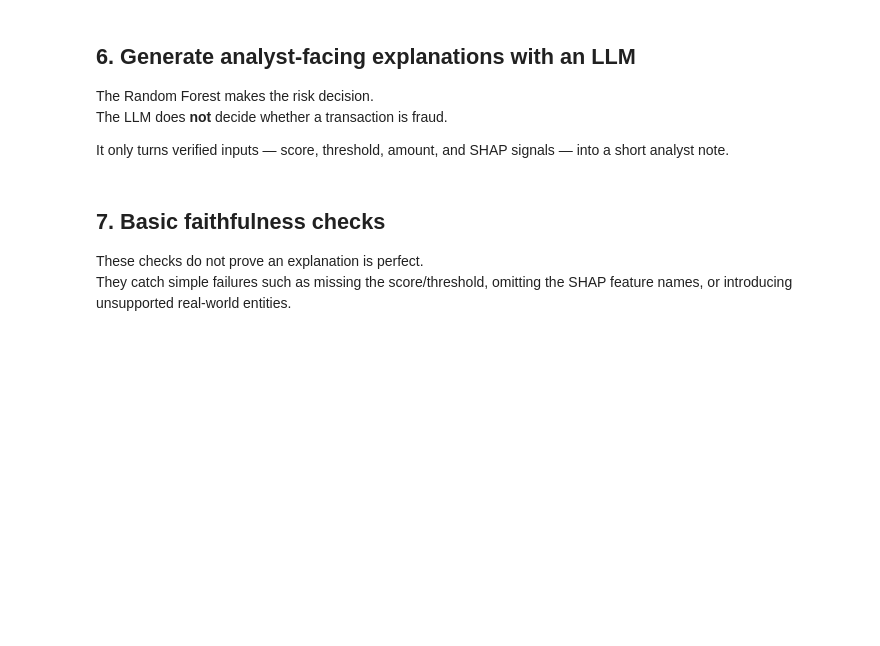
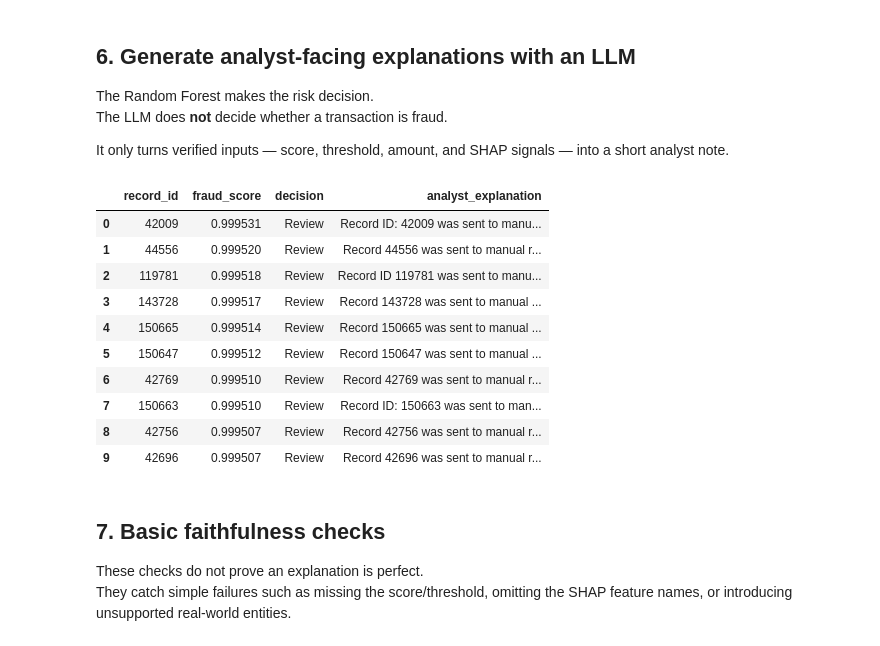
Before and after one commit to qiongzhou0830/credit-card-fraud-risk-analytics, a Jupyter notebook: notebooks/04_llm_explanation_layer.ipynb, the cells around one changed output. Drawn from its saved outputs; the diff is of its cells as text; code cells hidden in the pictures; blank space fills up the shorter version.

```diff
--- a/notebooks/04_llm_explanation_layer.ipynb
+++ b/notebooks/04_llm_explanation_layer.ipynb
@@ -62,6 +67,10 @@ To compute SHAP values, this notebook recreates the **same deterministic Random
 
 Important: this is **not model selection**. We do not train Logistic Regression, compare AP, inspect validation performance, or retune the threshold. The model and threshold are already fixed by Notebook 02.
 # %%
+import joblib
+
+MODEL_PATH = Path("../models/random_forest_final.joblib")
+
 if selected_model != "Random Forest":
     raise ValueError(
         f"This explanation notebook currently expects Random Forest, "
@@ -73,7 +82,7 @@ df = pd.read_csv(DATA_PATH)
 X = df.drop(columns=["Class"])
 y = df["Class"]
 
-# Reproduce the exact 60/20/20 split from Notebook 02.
+# Reproduce the same test split used in Notebook 02.
 X_train_val, X_test, y_train_val, y_test = train_test_split(
     X,
     y,
@@ -82,27 +91,11 @@ X_train_val, X_test, y_train_val, y_test = train_test_split(
     stratify=y
 )
 
-X_train, X_val, y_train, y_val = train_test_split(
-    X_train_val,
-    y_train_val,
-    test_size=0.25,
-    random_state=42,
-    stratify=y_train_val
-)
+# Load the already-trained final model from Notebook 02.
+rf_model = joblib.load(MODEL_PATH)
 
-# Same selected Random Forest specification as Notebook 02.
-rf_model = RandomForestClassifier(
-    n_estimators=100,
-    max_depth=8,
-    class_weight="balanced",
-    random_state=42,
-    n_jobs=-1
-)
+test_scores = rf_model.predict_proba(X_test)[:, 1]
 
-rf_model.fit(X_train, y_train)
-
-# Apply the already-selected policy to the untouched test records.
-test_scores = rf_model.predict_proba(X_test)[:, 1]
 test_decisions = np.where(
     test_scores >= selected_threshold,
     "Review",
@@ -115,9 +108,6 @@ test_output["actual_class"] = y_test.values
 test_output["fraud_score"] = test_scores
 test_output["selected_threshold"] = selected_threshold
 test_output["decision"] = test_decisions
-
-print("Test records:", len(test_output))
-print("Records sent to Review:", int((test_output["decision"] == "Review").sum()))
 # %% [markdown]
 ## 4. Select high-risk Review records
 
@@ -152,7 +154,7 @@ SHAP identifies which anonymized model features pushed that record's fraud score
 
 Because `V1`–`V28` are anonymized PCA features, we do not assign them real-world meanings.
 # %%
-model_columns = list(X_train.columns)
+model_columns = list(rf_model.feature_names_in_)
 
 explainer = shap.TreeExplainer(rf_model)
 shap_values = explainer.shap_values(flagged[model_columns])
@@ -225,7 +234,7 @@ The LLM does **not** decide whether a transaction is fraud.
 
 It only turns verified inputs — score, threshold, amount, and SHAP signals — into a short analyst note.
 # %%
-OPENAI_API_KEY = "enter your API key: "
+OPENAI_API_KEY =  " Enter your API key:"
 client = OpenAI(api_key=OPENAI_API_KEY)
 
 def generate_explanation(row):
@@ -246,33 +255,45 @@ Record ID: {row['record_id']}
 Fraud score: {row['fraud_score']:.3f}
 Review threshold: {row['selected_threshold']:.2f}
 Transaction amount: {row['Amount']:.2f}
 Local model signals: {row['local_signals']}
 """
 
     response = client.responses.create(
         model="gpt-5-mini",
         input=prompt,
         store=False
     )
     return response.output_text.strip()
 
 # Generate a small demonstration set rather than sending all records to the API.
 explanations = explanation_input.head(10).copy()
 explanations["analyst_explanation"] = explanations.apply(
     generate_explanation,
     axis=1
 )
 
 display(
     explanations[
         ["record_id", "fraud_score", "decision", "analyst_explanation"]
     ]
 )
 
 explanations.to_csv(
     OUTPUT_DIR / "analyst_explanations.csv",
     index=False
 )
+# %% [output]
+|  | record_id | fraud_score | decision | analyst_explanation |
+| 0 | 42009 | 0.999531 | Review | Record ID: 42009 was sent to manu... |
+| 1 | 44556 | 0.999520 | Review | Record 44556 was sent to manual r... |
+| 2 | 119781 | 0.999518 | Review | Record ID 119781 was sent to manu... |
+| 3 | 143728 | 0.999517 | Review | Record 143728 was sent to manual ... |
+| 4 | 150665 | 0.999514 | Review | Record 150665 was sent to manual ... |
+| 5 | 150647 | 0.999512 | Review | Record 150647 was sent to manual ... |
+| 6 | 42769 | 0.999510 | Review | Record 42769 was sent to manual r... |
+| 7 | 150663 | 0.999510 | Review | Record ID: 150663 was sent to man... |
+| 8 | 42756 | 0.999507 | Review | Record 42756 was sent to manual r... |
+| 9 | 42696 | 0.999507 | Review | Record 42696 was sent to manual r... |
 # %% [markdown]
 ## 7. Basic faithfulness checks
 
```
Also changed, not shown: parts of 5 cells of this notebook, 6 other files.
